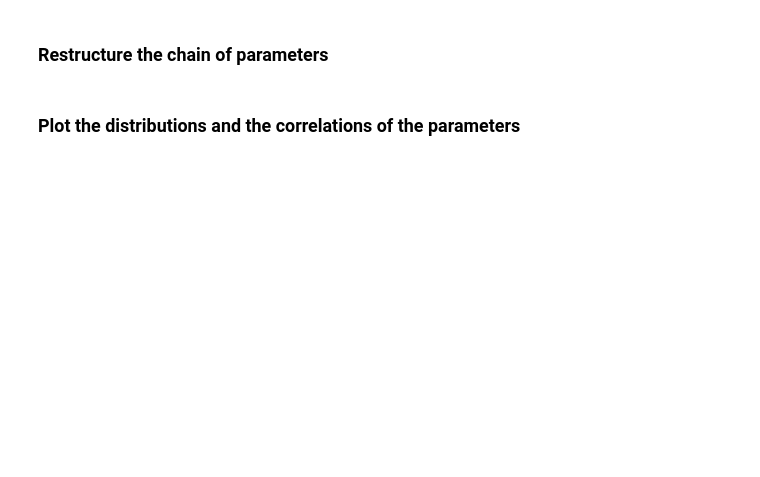
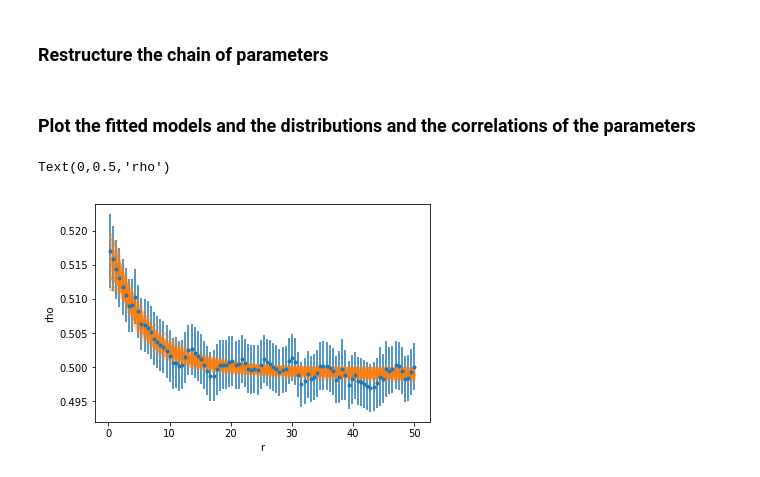
Before and after one commit to vicbonj/mcmc, a Jupyter notebook: tutorial.ipynb, the cells around one changed output. Drawn from its saved outputs; the diff is of its cells as text; code cells hidden in the pictures; blank space fills up the shorter version.

```diff
--- a/tutorial.ipynb
+++ b/tutorial.ipynb
@@ -97,7 +97,18 @@ sampler.run_mcmc(pos, nsteps)
 # %%
 samples = sampler.chain[:, ncut:, :].reshape((-1, ndim))
 # %% [markdown]
-### Plot the distributions and the correlations of the parameters
+### Plot the fitted models and the distributions and the correlations of the parameters
+# %%
+number_of_param = 100
+param = samples[np.random.randint(len(samples), size=number_of_param)]
+plt.errorbar(r, rho, rho_err, fmt='.')
+for i in range(number_of_param):
+    plt.plot(r, mod4(r, *param[i]), alpha=0.2, c='C1')
+plt.xlabel('r')
+plt.ylabel('rho')
+# %% [output]
+Text(0,0.5,'rho')
+[figure, added]
 # %%
 labels = [r'$\rho_0$', r'$r_\mathrm{s}$', r'$\beta$', r'c']
 corner(samples, labels=labels, plot_datapoints=False, color='C0')
```
Also changed, not shown: parts of 2 cells of this notebook.
